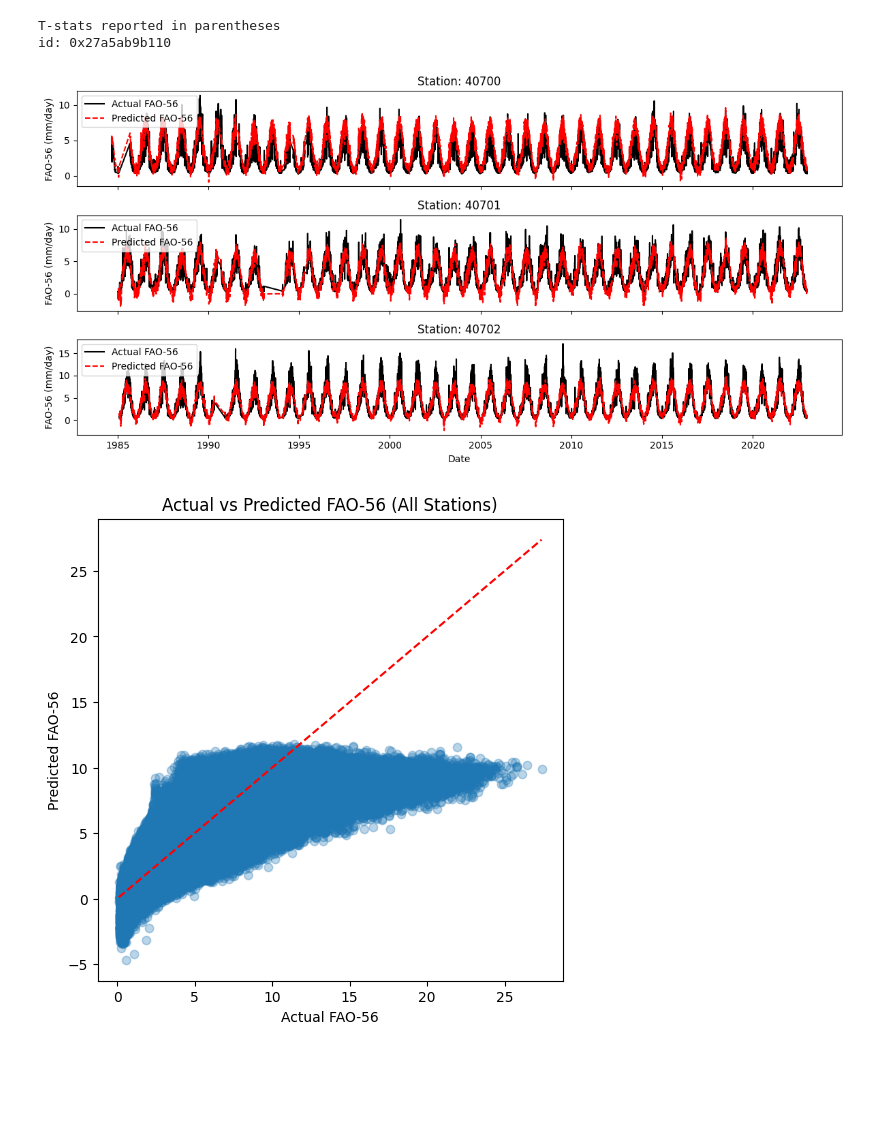
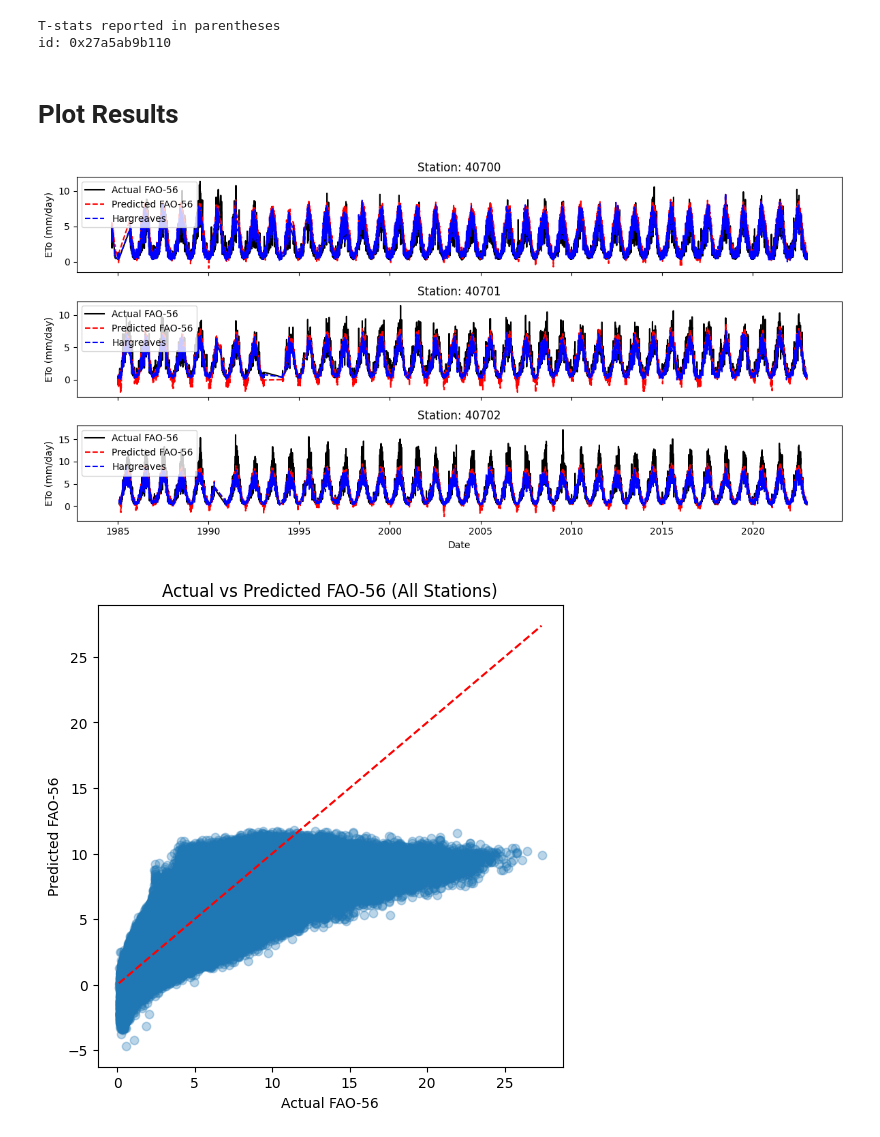
Before and after one commit to shirazialianpooya/panel-data-eto, a Jupyter notebook: src/Python/_03_Calculate_PD.ipynb, the cells around one changed output. Saved outputs shown, nothing was run; the diff lists cells and outputs as text; code cells hidden in the pictures; blank space fills up the shorter version.

```diff
--- a/src/Python/_03_Calculate_PD.ipynb
+++ b/src/Python/_03_Calculate_PD.ipynb
@@ -58,0 +67,11 @@ memory usage: 1.7+ GB
+# %%
+# Cluster Stations K-Means
+from sklearn.cluster import KMeans
+coords = data[['lat', 'lon']].drop_duplicates().reset_index(drop=True)
+kmeans = KMeans(n_clusters=5, random_state=42)
+coords['cluster'] = kmeans.fit_predict(coords[['lat', 'lon']])
+data = data.merge(coords, on=['lat', 'lon'], how='left')
+data['cluster'] = data['cluster'].astype('category')
+data[['region_id', 'station_id', 'cluster']].drop_duplicates().groupby('region_id').count()
+data[['region_id', 'station_id', 'cluster']].drop_duplicates().groupby('cluster').count()
+data['cluster'].value_counts().sort_index()
@@ -58,0 +88,6 @@ memory usage: 1.7+ GB
+# %%
+# Filter stations with at least 10 * 365 rows of data of FAO-56 column (group by station_id and region_id)
+min_rows = 15 * 365
+df = data.groupby(['region_id', 'station_id']).filter(lambda x: x['FAO-56'].count() >= min_rows)
+logging.info(f"Filtered valid stations. Remaining stations: {df[['region_id', 'station_id']].nunique()}")
+df.info()
@@ -59,14 +121,17 @@ memory usage: 1.7+ GB
 # %% [markdown]
 # Panel Data Model
 # %%
+df_model = df.copy()
+
 # Make sure date is datetime
-data['date'] = pd.to_datetime(data['date'])
+df_model['date'] = pd.to_datetime(df_model['date'])
+
 
 # Set multi-index: (station, time)
-data = data.set_index(['station_id', 'date']).sort_index()
+df_model = df_model.set_index(['station_id', 'date']).sort_index()
 
 # Drop missing values
-panel_df = data[['FAO-56', 'tmin', 'tmax', 'tm', 'um', 'ffm', 'sshn', 'rrr24', 'Hargreaves', 'lat', 'station_elevation']].dropna()
+panel_df = df_model[['FAO-56', 'tmin', 'tmax', 'tm', 'um', 'ffm', 'sshn', 'rrr24', 'Hargreaves', 'lat', 'station_elevation']].dropna()
 
 # Dependent variable
 y = panel_df['FAO-56']
@@ -77,7 +142,7 @@ X = X.assign(const=1)
 # %% [markdown]
 #### Fit Fixed Effects Model
 # %%
-mod = PanelOLS(y, X, entity_effects=True)
+mod = PanelOLS(y, X, entity_effects=True, drop_absorbed=True)
 fe_res = mod.fit(cov_type='clustered', cluster_entity=True)
 print(fe_res.summary)
 # %% [output]
@@ -146,28 +211,31 @@ Model Comparison
 | Effects | Entity |  |
 T-stats reported in parentheses
 id: 0x27a5ab9b110
+# %% [markdown]
+# Plot Results
 # %%
 panel_df['FAO56_pred'] = fe_res.predict().fitted_values
 stations_to_plot = panel_df.index.get_level_values(0).unique()[:3]
 
 import matplotlib.pyplot as plt
 
 fig, axes = plt.subplots(len(stations_to_plot), 1, figsize=(12, 6), sharex=True)
 
 for i, station in enumerate(stations_to_plot):
-    data = panel_df.xs(station, level='station_id')
+    data_plot = panel_df.xs(station, level='station_id')
 
-    axes[i].plot(data.index, data['FAO-56'], label="Actual FAO-56", color="black")
-    axes[i].plot(data.index, data['FAO56_pred'], label="Predicted FAO-56", color="red", linestyle="--")
+    axes[i].plot(data_plot.index, data_plot['FAO-56'], label="Actual FAO-56", color="black")
+    axes[i].plot(data_plot.index, data_plot['FAO56_pred'], label="Predicted FAO-56", color="red", linestyle="--")
+    axes[i].plot(data_plot.index, data_plot['Hargreaves'], label="Hargreaves", color="blue", linestyle="--")
     axes[i].set_title(f"Station: {station}")
-    axes[i].set_ylabel("FAO-56 (mm/day)")
+    axes[i].set_ylabel("ETo (mm/day)")
     axes[i].legend()
 
 plt.xlabel("Date")
 plt.tight_layout()
 plt.show()
 # %% [output]
-[figure, old version]
+[figure, new version]
 # %%
 plt.figure(figsize=(6,6))
 plt.scatter(panel_df['FAO-56'], panel_df['FAO56_pred'], alpha=0.3)
```
Also changed, not shown: parts of 17 cells of this notebook, 4 other files.
